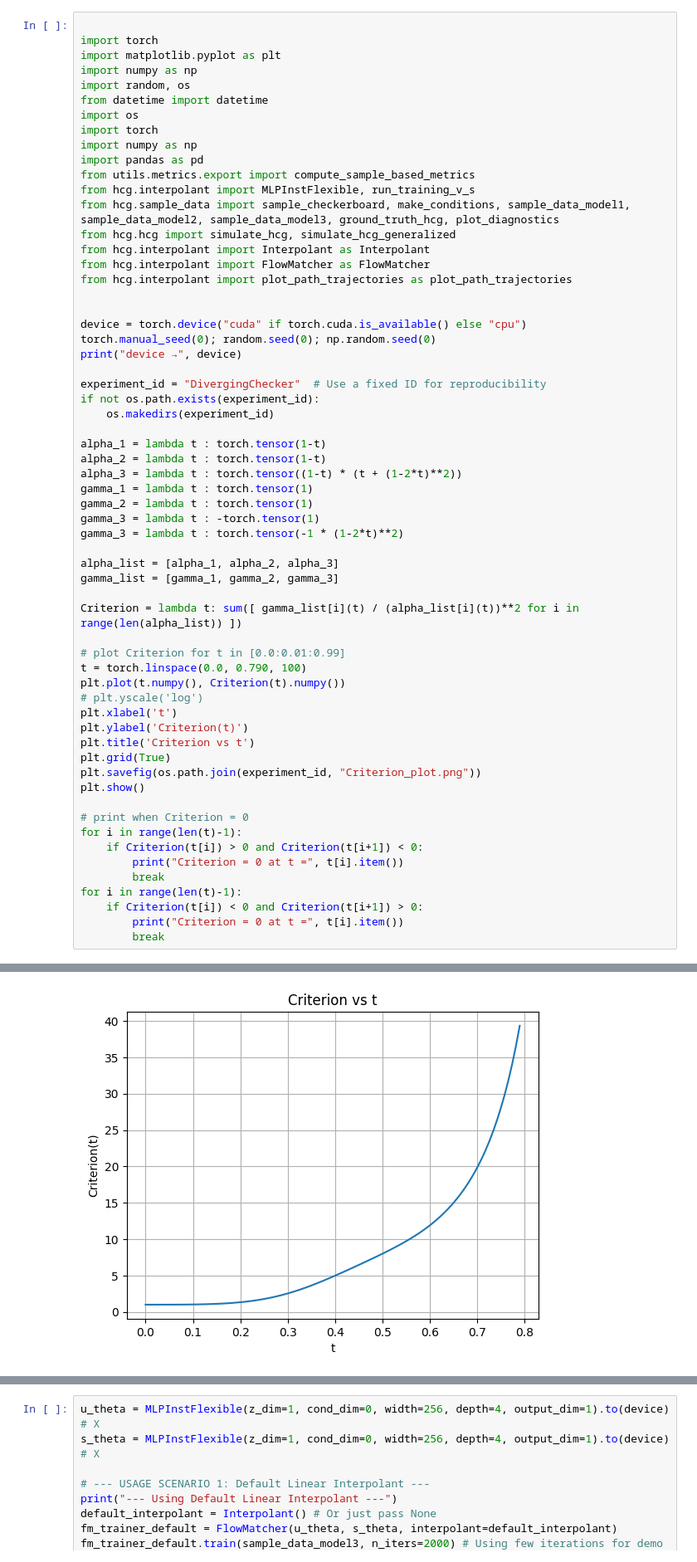
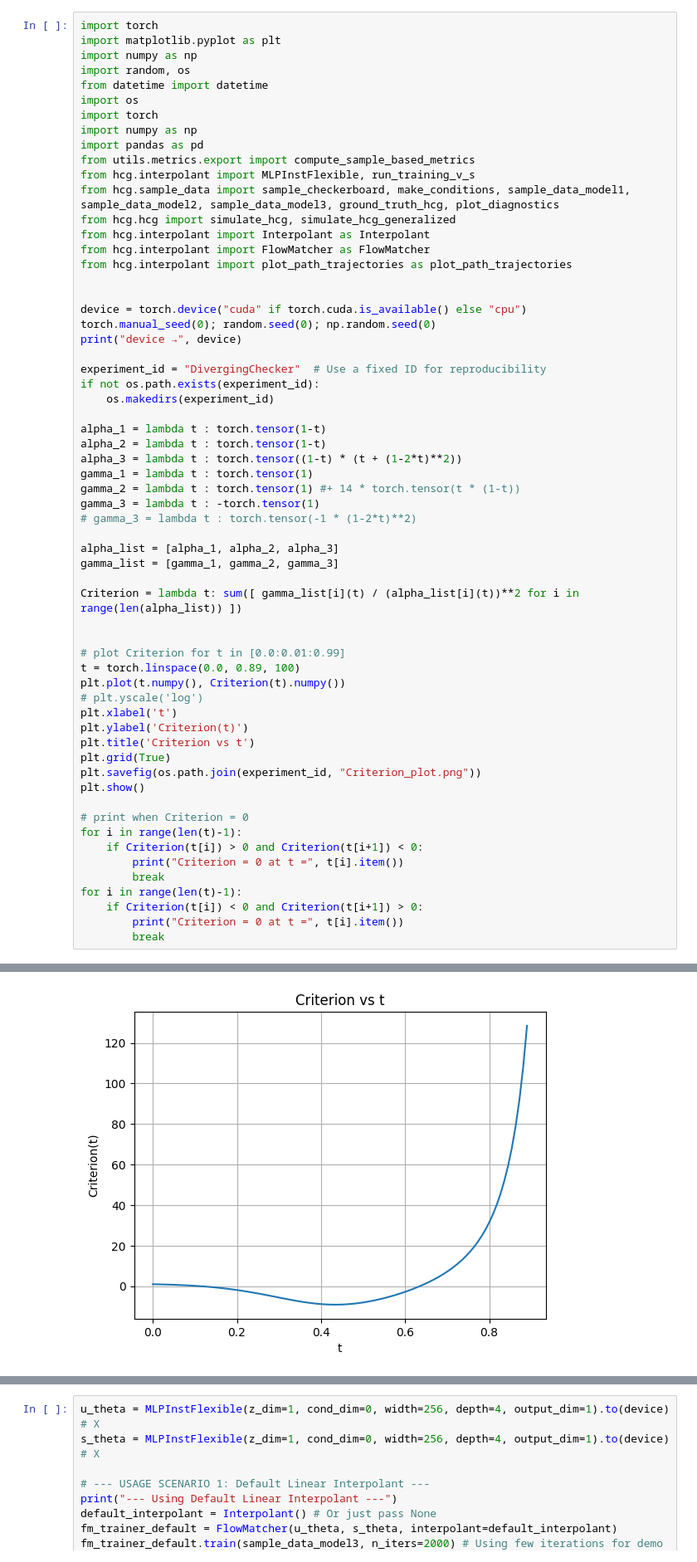
Before and after one commit to ziseoklee/ACE, a Jupyter notebook: 2D-Diverging-Checker.ipynb, the cells around one changed output, grey strips where cells are left out. Shown: that part at 83% size. Cells and saved outputs as stored; diff of their text form.

```diff
--- a/2D-Diverging-Checker.ipynb
+++ b/2D-Diverging-Checker.ipynb
@@ -1,5 +1,4 @@
 # %%
-
 import torch
 import matplotlib.pyplot as plt
 import numpy as np
@@ -30,35 +29,36 @@ alpha_1 = lambda t : torch.tensor(1-t)
 alpha_2 = lambda t : torch.tensor(1-t)
 alpha_3 = lambda t : torch.tensor((1-t) * (t + (1-2*t)**2))
 gamma_1 = lambda t : torch.tensor(1)
-gamma_2 = lambda t : torch.tensor(1)
+gamma_2 = lambda t : torch.tensor(1) #+ 14 * torch.tensor(t * (1-t))
 gamma_3 = lambda t : -torch.tensor(1)
-gamma_3 = lambda t : torch.tensor(-1 * (1-2*t)**2)
+# gamma_3 = lambda t : torch.tensor(-1 * (1-2*t)**2)
 
 alpha_list = [alpha_1, alpha_2, alpha_3]
 gamma_list = [gamma_1, gamma_2, gamma_3]
 
 Criterion = lambda t: sum([ gamma_list[i](t) / (alpha_list[i](t))**2 for i in range(len(alpha_list)) ])
 
+
 # plot Criterion for t in [0.0:0.01:0.99]
-t = torch.linspace(0.0, 0.790, 100)
+t = torch.linspace(0.0, 0.89, 100)
 plt.plot(t.numpy(), Criterion(t).numpy())
 # plt.yscale('log')
 plt.xlabel('t')
 plt.ylabel('Criterion(t)')
 plt.title('Criterion vs t')
 plt.grid(True)
 plt.savefig(os.path.join(experiment_id, "Criterion_plot.png"))
 plt.show()
 
 # print when Criterion = 0
 for i in range(len(t)-1):
     if Criterion(t[i]) > 0 and Criterion(t[i+1]) < 0:
         print("Criterion = 0 at t =", t[i].item())
         break
 for i in range(len(t)-1):
     if Criterion(t[i]) < 0 and Criterion(t[i+1]) > 0:
         print("Criterion = 0 at t =", t[i].item())
         break
 # %% [output]
 device → cuda
-[figure, old version]
+[figure, new version]
```
Also changed, not shown: parts of 8 cells of this notebook, 13 other files.
